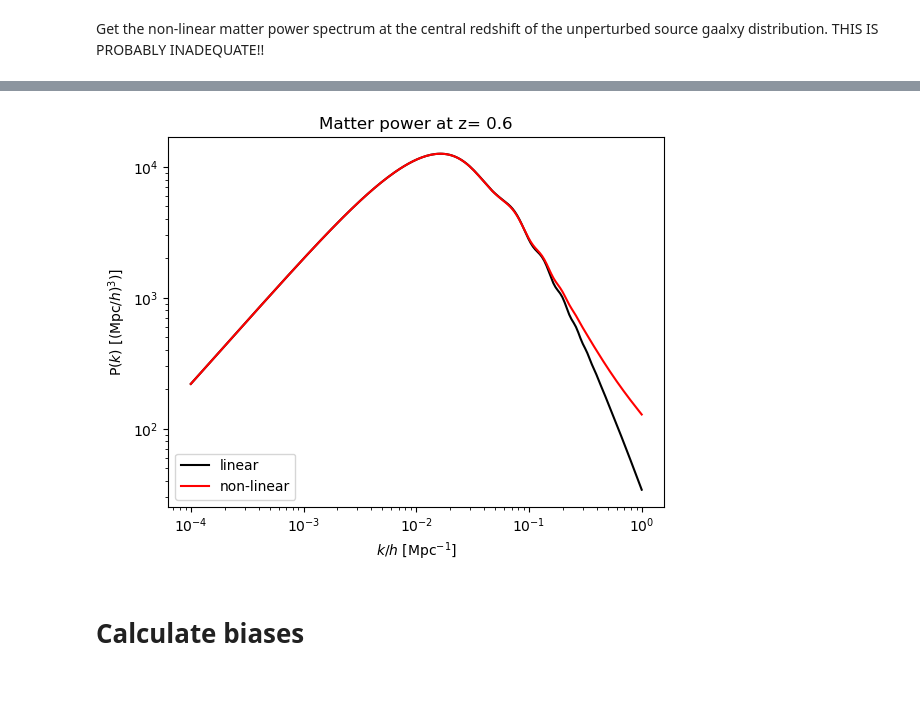
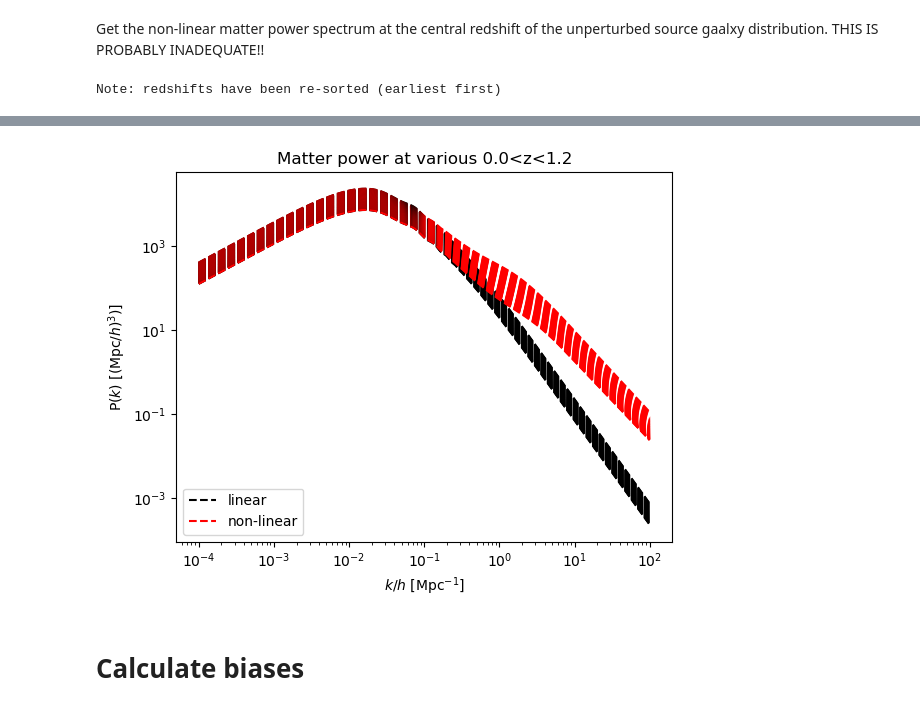
Before and after one commit to abaleato/CARDiAC, a Jupyter notebook: compute_cosmic_shear_biases.ipynb, the cells around one changed output, grey strips where cells are left out. Cells and saved outputs as stored; diff of their text form; code cells hidden in the pictures.

```diff
--- a/compute_cosmic_shear_biases.ipynb
+++ b/compute_cosmic_shear_biases.ipynb
@@ -42,7 +42,7 @@ sigma_chishift = Planck18.comoving_distance(z_mean + sigma_zshift).value - Planc
 sigma_chiwidth = Planck18.comoving_distance(z_mean + sigma_zwidth).value - Planck18.comoving_distance(z_mean).value
 # %%
 # Suppose the dndz changes across different healpixels
-nside = 8 # Nside that sets the size of pixels over which dn/dz is constant
+nside = 4 # Nside that sets the size of pixels over which dn/dz is constant
 npix = hp.nside2npix(nside)
 
 # Initialize samples in r (r is comoviing distance throughout)
@@ -90,12 +90,11 @@ def lens_efficiency_kernel(chis, fiducial=True):
     else:
         output = np.zeros_like(phi_perturbed_array)
     for i, chi in enumerate(chis):
-        print(i)
         if fiducial:
-            output[i], err = quadrature(integrand_lens_efficiency_kernel, chi, chi_max_int, args=(chi, fiducial), tol=1e-4, maxiter=200)
+            output[i], err = quadrature(integrand_lens_efficiency_kernel, chi, chi_max_int, args=(chi, fiducial), tol=1e-6, maxiter=400)
         else:
             for j in range(npix):
-                output[j, i], err = quadrature(integrand_lens_efficiency_kernel, chi, chi_max_int, args=(chi, fiducial, j), tol=1e-4, maxiter=200)
+                output[j, i], err = quadrature(integrand_lens_efficiency_kernel, chi, chi_max_int, args=(chi, fiducial, j), tol=1e-6, maxiter=400)
     return output
 
 g_fid = 3/2. * Planck18.Om0 * Planck18.H0.value**2 / c.value**2 * chi_array * (1+z_array[0,:]) * lens_efficiency_kernel(chi_array, fiducial=True)
@@ -151,8 +132,10 @@ hp.mollview(delta_g_maps[:,chi_mean_idx])
 plt.show()
 
 # Plot the Delta g (z) at a random pixel
-pix_idx = np.random.randint(0, npix)
-plt.plot(z_array[pix_idx,:], delta_g_maps[pix_idx,:])
+plt.axhline(0, color='gray', lw=0.5)
+for i in range(npix):
+    #pix_idx = np.random.randint(0, npix)
+    plt.plot(z_array[i,:], delta_g_maps[i,:], color='b', lw=0.1)
 plt.ylabel(r'$\Delta g(z)$')
 plt.xlabel(r'$z$')
 plt.show()
@@ -315,30 +298,36 @@ Get the non-linear matter power spectrum at the central redshift of the unpertur
 import camb
 from camb import model
 
-#Now get matter power spectra and sigma8 at redshift 0 and 0.8
+#Now get matter power spectra and sigma8 at redshifts between 0 and sufficiently behind the perturbed sources
 pars = camb.CAMBparams()
 h = Planck18.H0.value/100.
 pars.set_cosmology(H0=Planck18.H0.value, ombh2=Planck18.Ob0 * h**2, omch2=Planck18.Odm0 * h**2)
 pars.InitPower.set_params(ns=0.965)
 #Note non-linear corrections couples to smaller scales than you want
-pars.set_matter_power(redshifts=[z_mean], kmax=2.0)
+redshifts = np.linspace(0, z_mean+5*sigma_zshift)
+pars.set_matter_power(redshifts=redshifts, kmax=2.0)
 
 #Linear spectra
 pars.NonLinear = model.NonLinear_none
 results = camb.get_results(pars)
-kh, z, pk = results.get_matter_power_spectrum(minkh=1e-4, maxkh=1, npoints = 200)
+kh, z, pk = results.get_matter_power_spectrum(minkh=1e-4, maxkh=1e2, npoints = 500)
 s8 = np.array(results.get_sigma8())
 
 #Non-Linear spectra (Halofit)
 pars.NonLinear = model.NonLinear_both
 results.calc_power_spectra(pars)
-kh_nonlin, z_nonlin, pk_nonlin = results.get_matter_power_spectrum(minkh=1e-4, maxkh=1, npoints = 200)
+kh_nonlin, z_nonlin, pk_nonlin = results.get_matter_power_spectrum(minkh=1e-4, maxkh=1e2, npoints = 500)
 
-for i, (redshift, line) in enumerate(zip(z,['-','--'])):
+for i, redshift in enumerate(np.array(z)):
     plt.loglog(kh, pk[i,:], color='k', ls = line)
-    plt.loglog(kh_nonlin, pk_nonlin[i,:], color='r', ls = line)
+    plt.loglog(kh_nonlin, pk_nonlin[i,:], color='r', ls = line, label=redshift)
 plt.xlabel(r'$k/h$ [Mpc$^{-1}$]');
 plt.ylabel(r'P($k$) [(Mpc/$h)^3)$]');
 plt.legend(['linear','non-linear'], loc='lower left');
-plt.title('Matter power at z= %s'%tuple(z));
+plt.title('Matter power at various {}<z<{}'.format(np.min(z), np.max(z)));
+
+# Remove factors of h
+k_nonlin = kh_nonlin * h
+pk_nonlin *= h**3
 # %% [output]
+Note: redshifts have been re-sorted (earliest first)
@@ -345 +336 @@ plt.title('Matter power at z= %s'%tuple(z));
-[figure, old version]
+[figure, new version]
```
Also changed, not shown: parts of 13 cells of this notebook.
